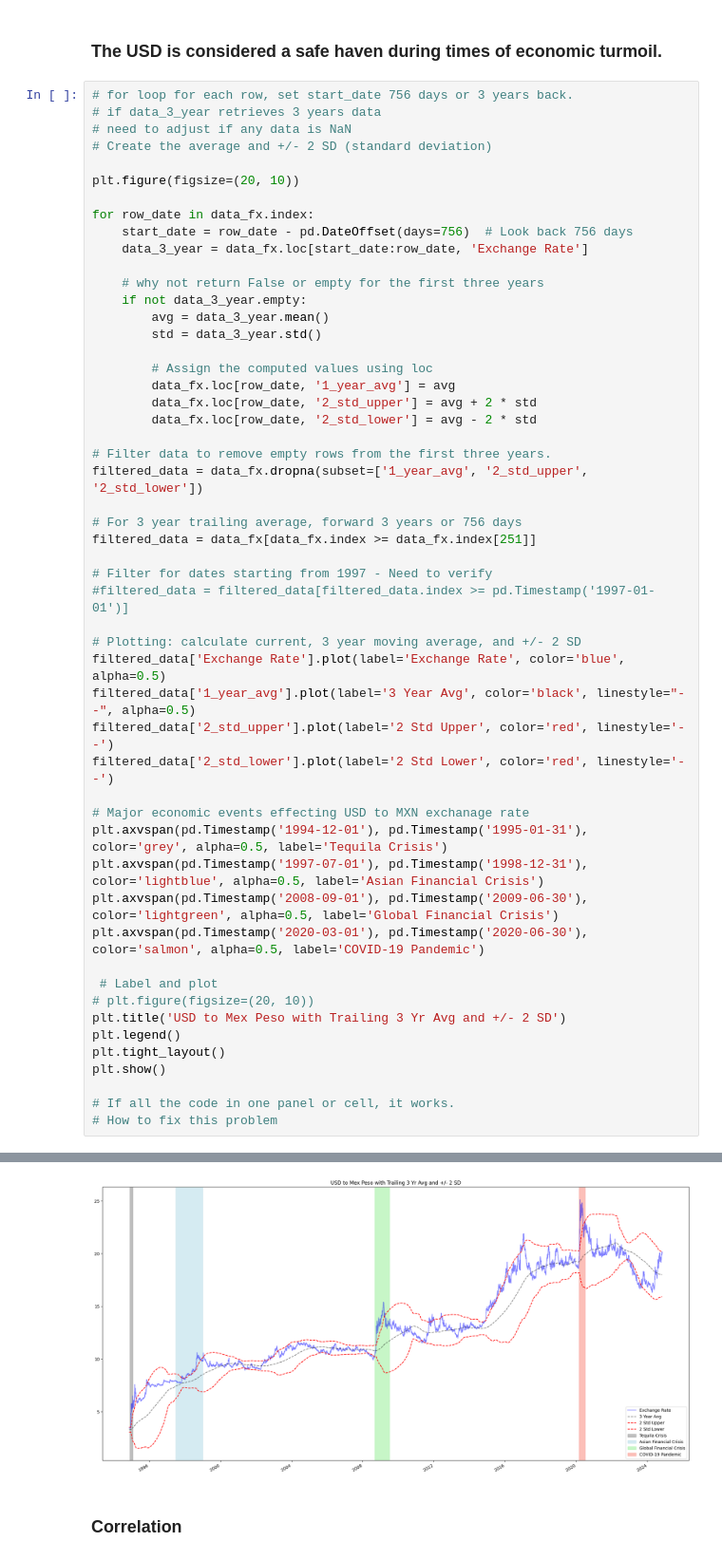
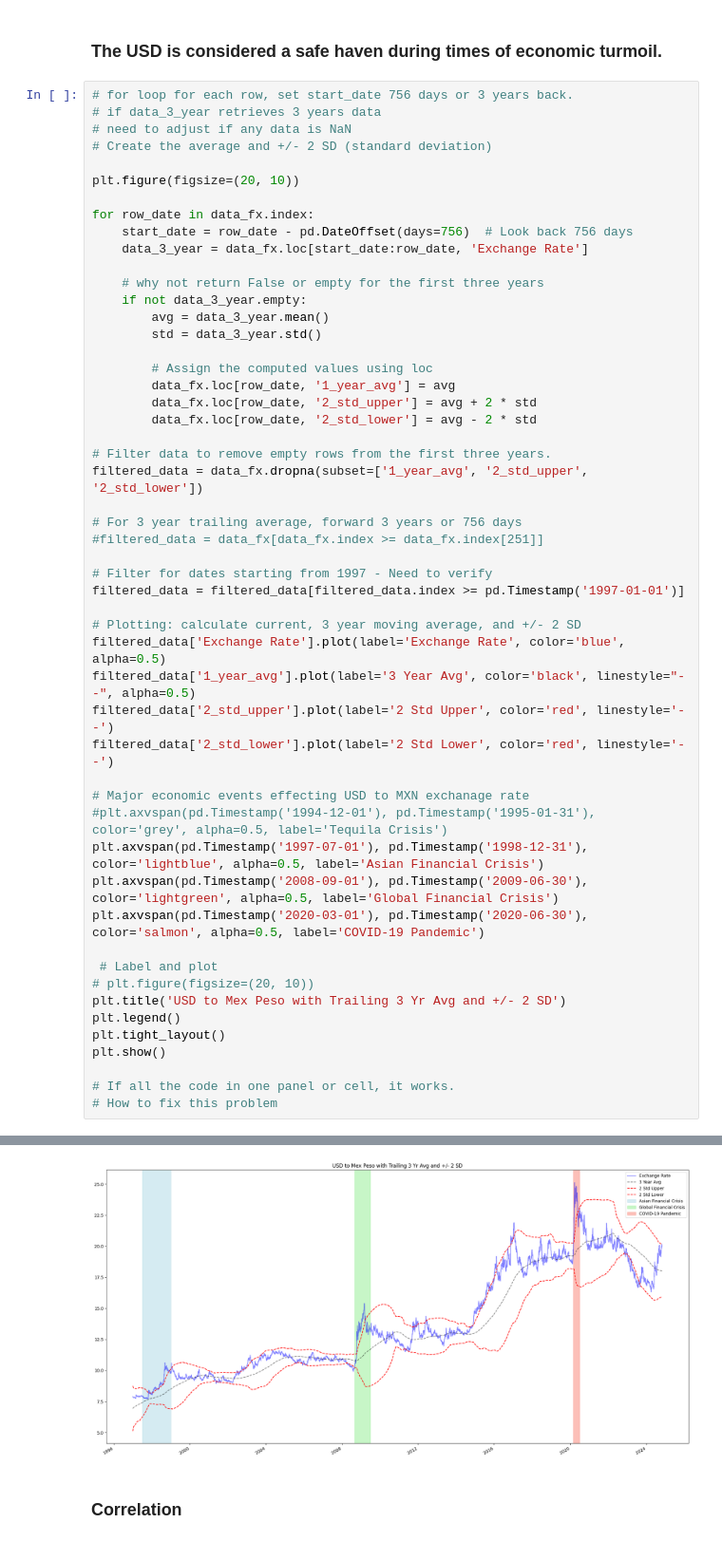
Before and after one commit to wrdhall3/fx-rate-project, a Jupyter notebook: retrieve_fx_data.ipynb, the cells around one changed output, grey strips where cells are left out. Shown at 95% size. Saved outputs shown, nothing was run; the diff lists cells and outputs as text.

```diff
--- a/retrieve_fx_data.ipynb
+++ b/retrieve_fx_data.ipynb
@@ -459,10 +473,10 @@ for row_date in data_fx.index:
 filtered_data = data_fx.dropna(subset=['1_year_avg', '2_std_upper', '2_std_lower'])
 
 # For 3 year trailing average, forward 3 years or 756 days
-filtered_data = data_fx[data_fx.index >= data_fx.index[251]]
+#filtered_data = data_fx[data_fx.index >= data_fx.index[251]]
 
 # Filter for dates starting from 1997 - Need to verify
-#filtered_data = filtered_data[filtered_data.index >= pd.Timestamp('1997-01-01')]
+filtered_data = filtered_data[filtered_data.index >= pd.Timestamp('1997-01-01')]
 
 # Plotting: calculate current, 3 year moving average, and +/- 2 SD
 filtered_data['Exchange Rate'].plot(label='Exchange Rate', color='blue', alpha=0.5)
@@ -471,7 +485,7 @@ filtered_data['2_std_upper'].plot(label='2 Std Upper', color='red', linestyle='-
 filtered_data['2_std_lower'].plot(label='2 Std Lower', color='red', linestyle='--')
 
 # Major economic events effecting USD to MXN exchanage rate
-plt.axvspan(pd.Timestamp('1994-12-01'), pd.Timestamp('1995-01-31'), color='grey', alpha=0.5, label='Tequila Crisis')
+#plt.axvspan(pd.Timestamp('1994-12-01'), pd.Timestamp('1995-01-31'), color='grey', alpha=0.5, label='Tequila Crisis')
 plt.axvspan(pd.Timestamp('1997-07-01'), pd.Timestamp('1998-12-31'), color='lightblue', alpha=0.5, label='Asian Financial Crisis')
 plt.axvspan(pd.Timestamp('2008-09-01'), pd.Timestamp('2009-06-30'), color='lightgreen', alpha=0.5, label='Global Financial Crisis')
 plt.axvspan(pd.Timestamp('2020-03-01'), pd.Timestamp('2020-06-30'), color='salmon', alpha=0.5, label='COVID-19 Pandemic')
@@ -504,4 +503,4 @@ See the caveats in the documentation: https://pandas.pydata.org/pandas-docs/stab
-[figure, old version]
+[figure, new version]
 # %% [markdown]
 ### Correlation
 # %%
```
Also changed, not shown: parts of 25 cells of this notebook, 3 other files.
